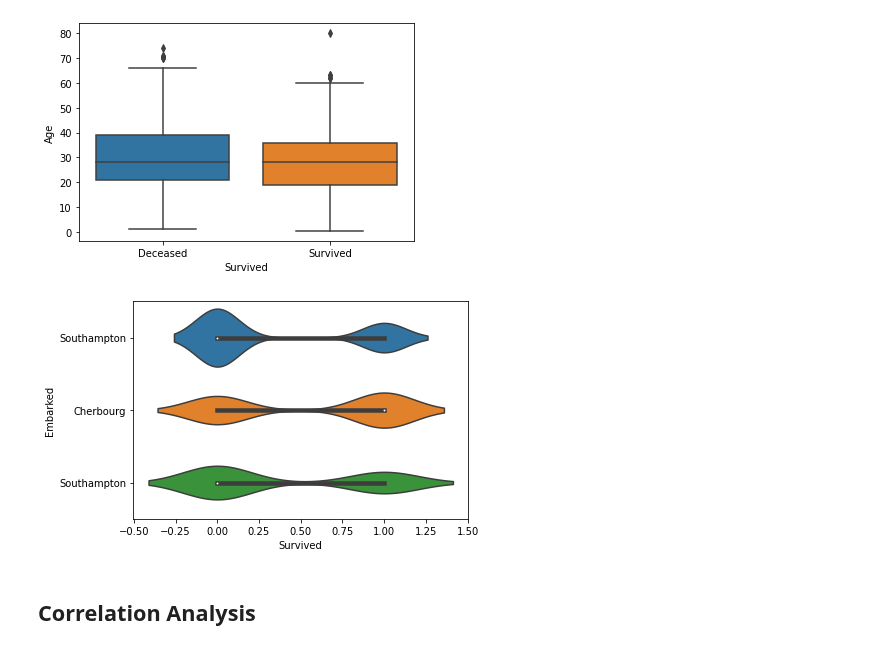
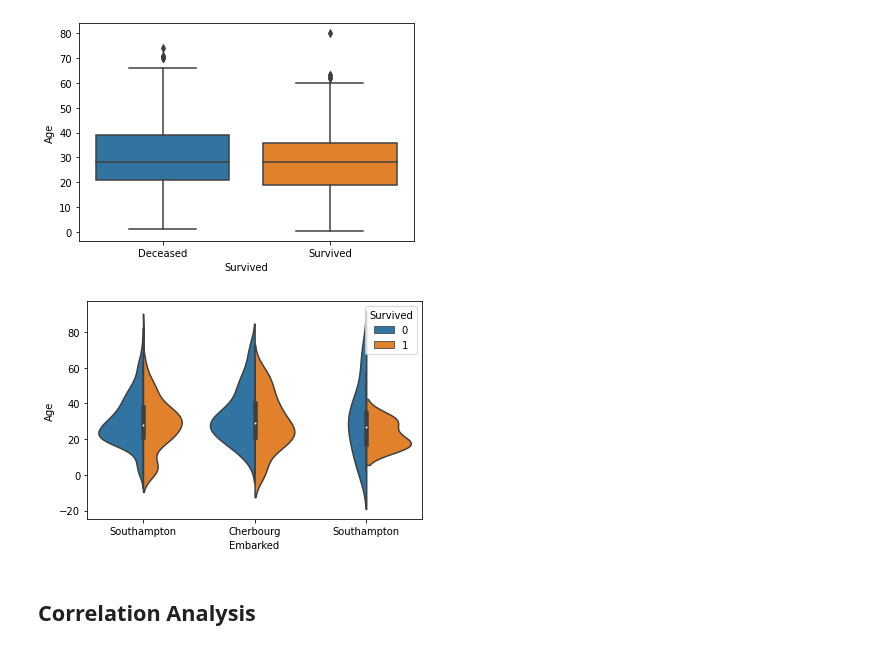
Before and after one commit to lucaslokchan/hands-on-ml, a Jupyter notebook: Projects/Titanic/Titanic_Machine_Learning_from_Disaster.ipynb, the cells around one changed output. Saved outputs shown, nothing was run; the diff lists cells and outputs as text; code cells hidden in the pictures.

```diff
--- a/Projects/Titanic/Titanic_Machine_Learning_from_Disaster.ipynb
+++ b/Projects/Titanic/Titanic_Machine_Learning_from_Disaster.ipynb
@@ -218,10 +218,11 @@ plt.show()
 # %% [output]
 [figure]
 # %%
-sns.violinplot(x=train['Survived'], y=train['Embarked']).set(yticklabels=['Southampton', 'Cherbourg', 'Southampton'])
+sns.violinplot(x=train['Embarked'], y=train['Age'], hue=train['Survived'], split=True).set(xticklabels=['Southampton', 'Cherbourg', 'Southampton'])
+#plt.legend(title='Sruvived', labels=['Deceased', 'Survived'])
 plt.show()
 # %% [output]
-[figure, old version]
+[figure, new version]
 # %% [markdown]
 ## Correlation Analysis
 # %%
```
Also changed, not shown: parts of 35 cells of this notebook.
